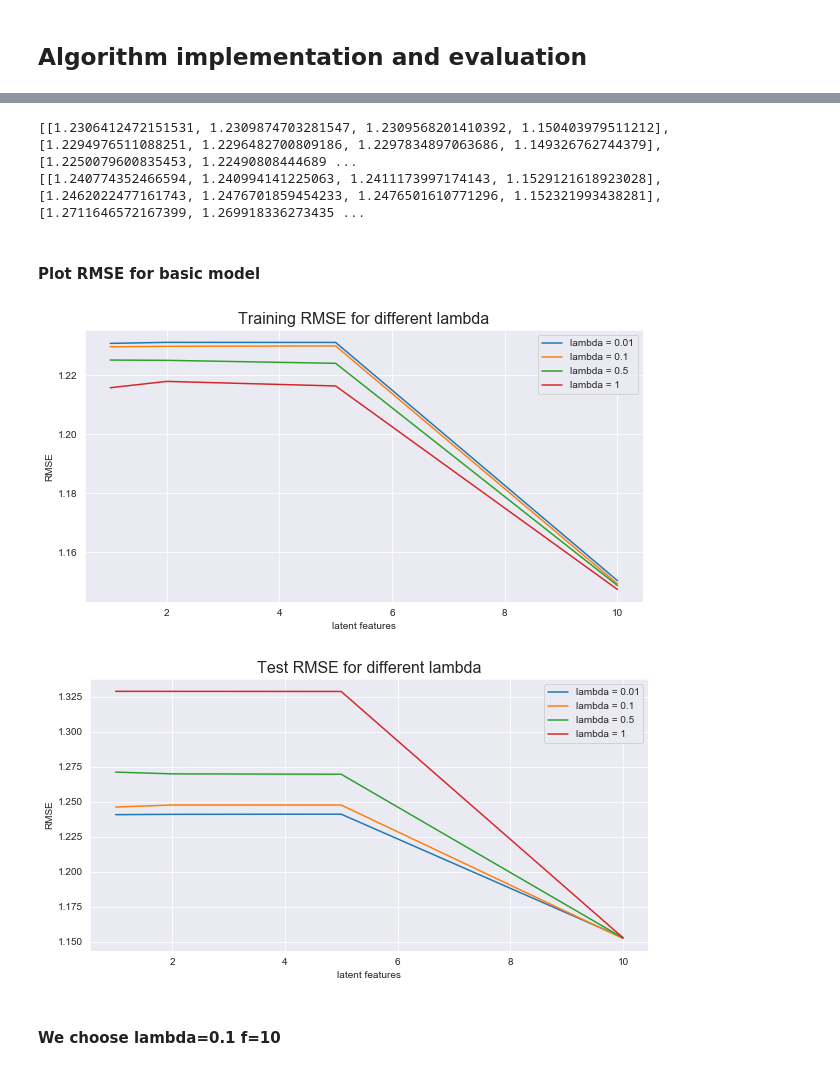
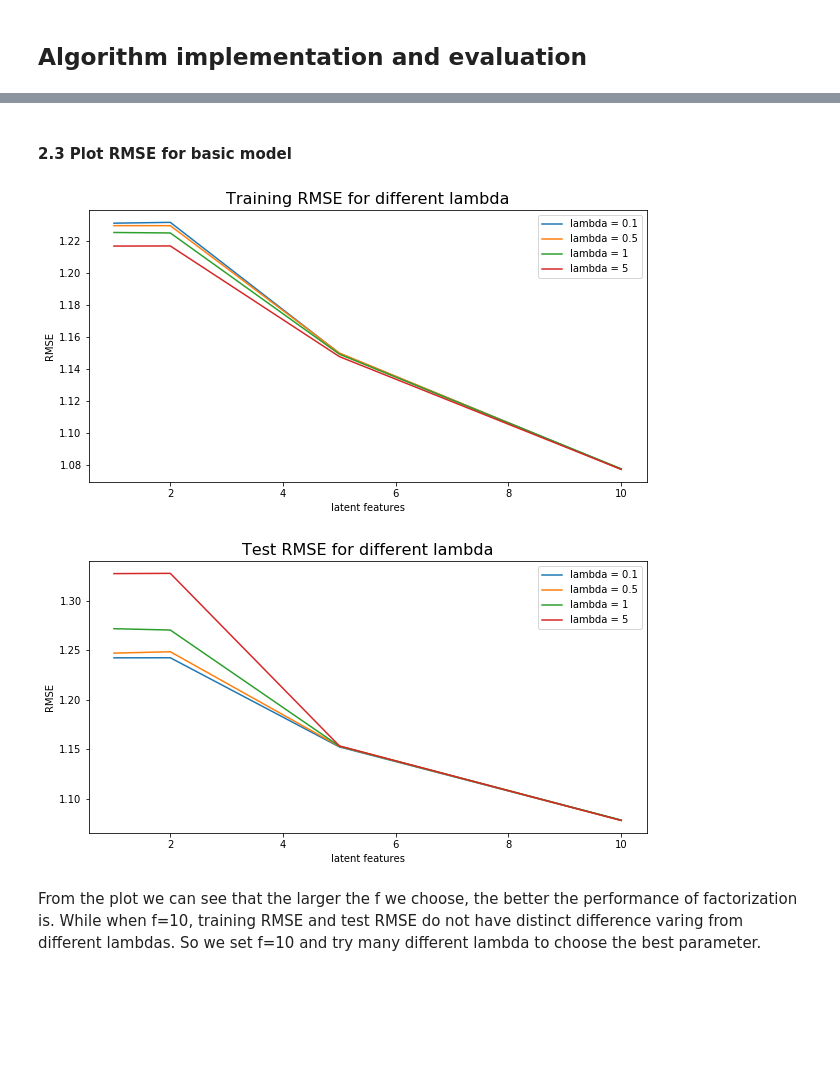
Before and after one commit to TZstatsADS/Spring2020-Project4-group11, a Jupyter notebook: doc/main.ipynb, the cells around one changed output, grey strips where cells are left out. Cells and saved outputs as stored; diff of their text form; code cells hidden in the pictures; blank space fills up the shorter version.

```diff
--- a/doc/main.ipynb
+++ b/doc/main.ipynb
@@ -179,7 +170,7 @@ def cv(tr, K, f, lambda_):
 # %%
 # Parameter tuning of f and lambda
 f_s = np.array([1,2,5,10]).astype(int)
-lambda_s= np.array([0.01,0.1,0.5,1]).astype(int)
+lambda_s= np.array([0.1,0.5,1,5]).astype(int)
 
 #train for 10 iterarions each time
 trains = []
@@ -194,11 +185,8 @@ for f in f_s:
         test_avs.append(np.mean(tst_rmse))
     trains.append(train_avs)
     tests.append(test_avs)
-print(trains)
-print(tests)
+#print(trains)
+#print(tests)
-# %% [output]
-[[1.2306412472151531, 1.2309874703281547, 1.2309568201410392, 1.150403979511212], [1.2294976511088251, 1.2296482700809186, 1.2297834897063686, 1.149326762744379], [1.2250079600835453, 1.22490808444689 ...
-[[1.240774352466594, 1.240994141225063, 1.2411173997174143, 1.1529121618923028], [1.2462022477161743, 1.2476701859454233, 1.2476501610771296, 1.152321993438281], [1.2711646572167399, 1.269918336273435 ...
 # %%
 #save the output
 #trains_basic=pd.DataFrame(trains)
@@ -208,21 +196,21 @@ print(tests)
 # %% [markdown]
-#### Plot RMSE for basic model
+#### 2.3 Plot RMSE for basic model
 # %%
 plt.figure(figsize=(10,5))
 plt.plot(f_s,trains[0])
 plt.plot(f_s,trains[1])
 plt.plot(f_s,trains[2])
 plt.plot(f_s,trains[3])
 
-plt.legend(['lambda = 0.01', 'lambda = 0.1', 'lambda = 0.5',
-           'lambda = 1'], loc='upper right')
+plt.legend(['lambda = 0.1', 'lambda = 0.5', 'lambda = 1',
+           'lambda = 5'], loc='upper right')
 plt.xlabel('latent features', fontsize=10)
 plt.ylabel('RMSE', fontsize=10)
 plt.title("Training RMSE for different lambda", fontsize=16)
 
 plt.show()
 # %% [output]
-[figure, old version]
+[figure, new version]
 # %%
 
 plt.figure(figsize=(10,5))
@@ -230,13 +218,13 @@ plt.plot(f_s,tests[0])
 plt.plot(f_s,tests[1])
 plt.plot(f_s,tests[2])
 plt.plot(f_s,tests[3])
-plt.legend(['lambda = 0.01', 'lambda = 0.1', 'lambda = 0.5', 'lambda = 1'], loc='upper right')
+plt.legend(['lambda = 0.1', 'lambda = 0.5', 'lambda = 1', 'lambda = 5'], loc='upper right')
 plt.xlabel('latent features', fontsize=10)
 plt.ylabel('RMSE', fontsize=10)
 plt.title("Test RMSE for different lambda", fontsize=16)
 
 plt.show()
 # %% [output]
-[figure, old version]
+[figure, new version]
-# %% [markdown]
-#### We choose lambda=0.1 f=10
+# %% [markdown]
+From the plot we can see that the larger the f we choose, the better the performance of factorization is. While when f=10, training RMSE and test RMSE do not have distinct difference varing from different lambdas. So we set f=10 and try many different lambda to choose the best parameter.
```
Also changed, not shown: parts of 42 cells of this notebook, 4 other files.
